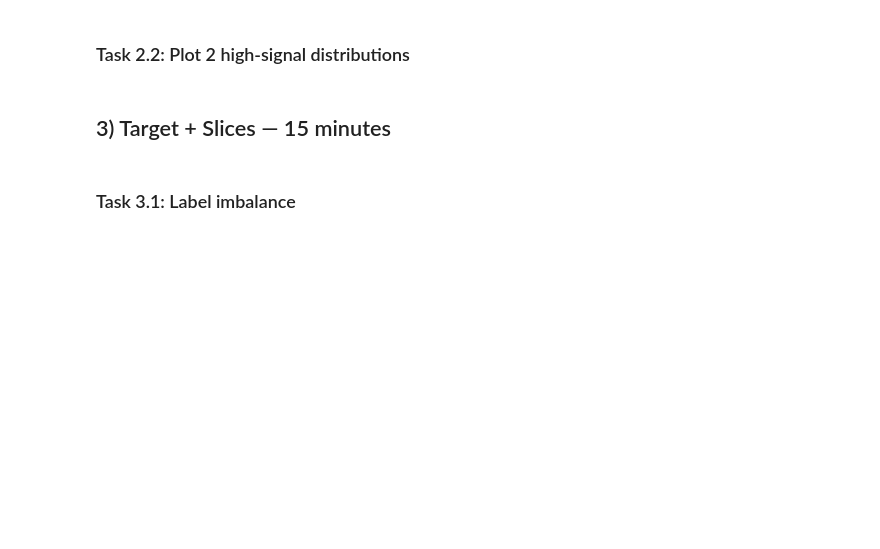
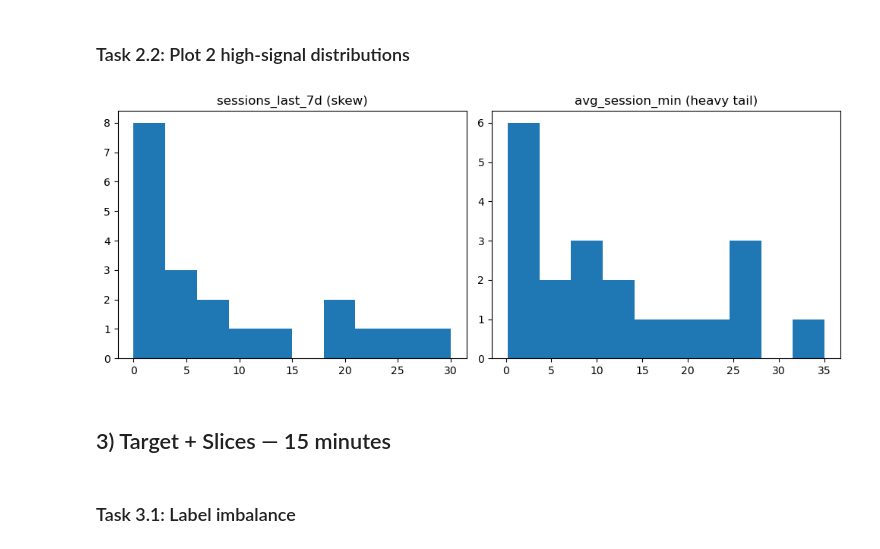
Before and after one commit to super30admin/EDA, a Jupyter notebook: eda_student_lab.ipynb, the cells around one changed output. Saved outputs shown, nothing was run; the diff lists cells and outputs as text; code cells hidden in the pictures; blank space fills up the shorter version.

```diff
--- a/eda_student_lab.ipynb
+++ b/eda_student_lab.ipynb
@@ -90,13 +169,20 @@ summary
 # %%
 # TODO: pick 2 columns and create 2 plots that reveal something non-trivial
 # Example: sessions_last_7d (skew), avg_session_min (heavy tail), tenure_days (range)
-plt.figure(figsize=(10,4))
-plt.subplot(1,2,1)
+plt.figure(figsize=(10,4)) # creates a new figure with specified size, width=10 inches, height=4 inches
+plt.subplot(1,2,1) # 1 row, 2 columns, first subplot
 # TODO
+# Histogram
+plt.hist(df['sessions_last_7d'], bins=10) # bins 10 means it divides data into 10 equal intervals
+plt.title('sessions_last_7d (skew)') # title of the plot
 plt.subplot(1,2,2)
+plt.hist(df['avg_session_min'], bins=10) # Histogram
+plt.title('avg_session_min (heavy tail)') # title of the plot
 # TODO
 plt.tight_layout()
 plt.show()
+# %% [output]
+[figure, added]
 # %% [markdown]
 ## 3) Target + Slices — 15 minutes
 # %% [markdown]
```
Also changed, not shown: parts of 11 cells of this notebook.
